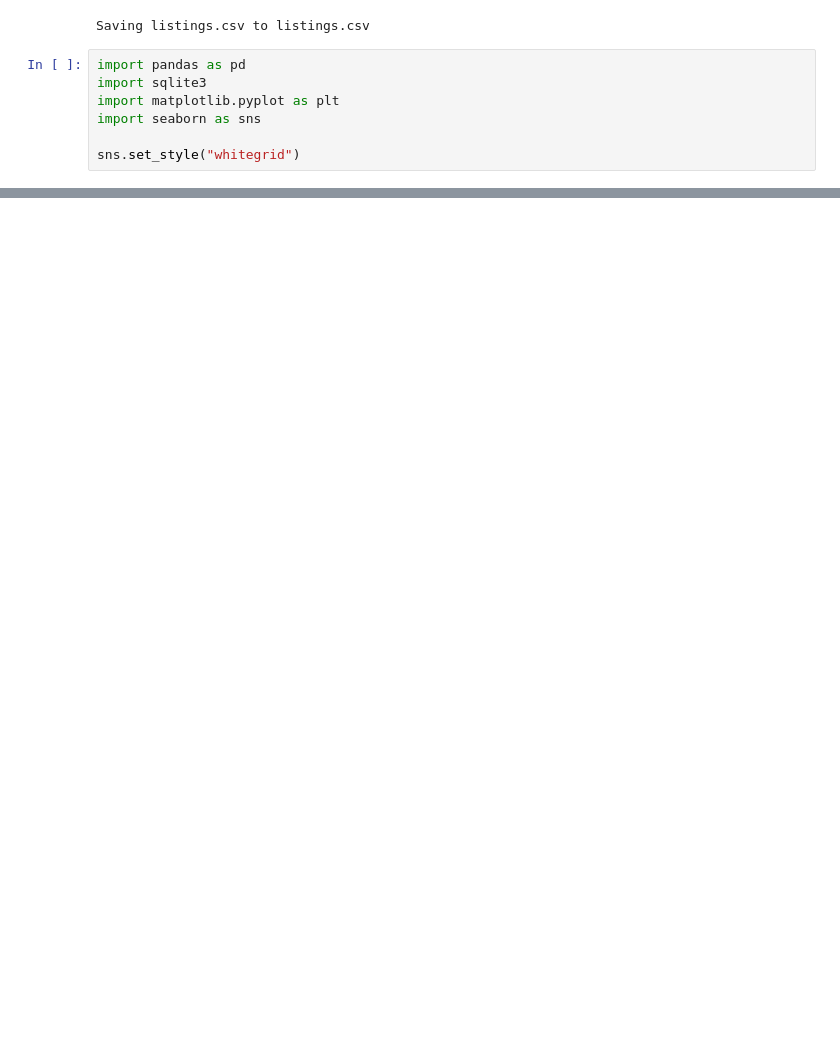
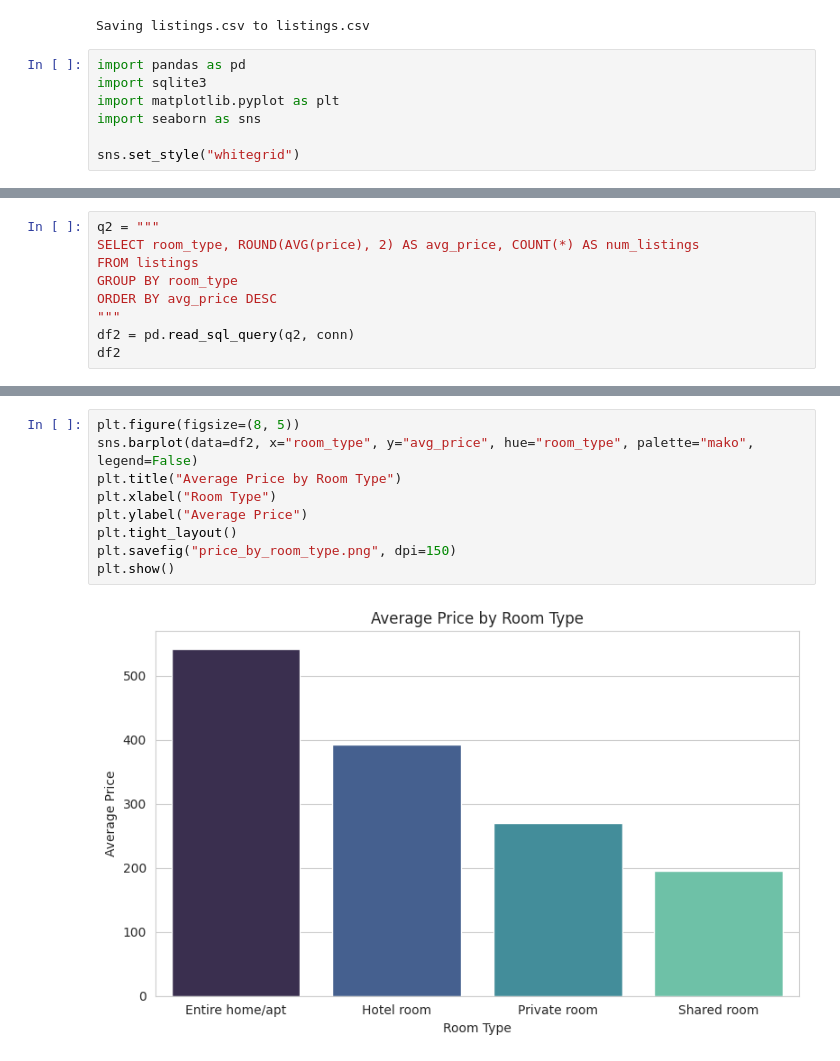
Before and after one commit to LydiaOmosofe/Airbnb_analysis, a Jupyter notebook: airbnb_analysis.ipynb, the cells around one changed output, grey strips where cells are left out. Saved outputs shown, nothing was run; the diff lists cells and outputs as text; blank space fills up the shorter version.

```diff
--- a/airbnb_analysis.ipynb
+++ b/airbnb_analysis.ipynb
@@ -78,0 +110,9 @@ files.download("price_by_neighbourhood.png")
+# %%
+q2 = """
+SELECT room_type, ROUND(AVG(price), 2) AS avg_price, COUNT(*) AS num_listings
+FROM listings
+GROUP BY room_type
+ORDER BY avg_price DESC
+"""
+df2 = pd.read_sql_query(q2, conn)
+df2
@@ -78,0 +125,11 @@ files.download("price_by_neighbourhood.png")
+# %%
+plt.figure(figsize=(8, 5))
+sns.barplot(data=df2, x="room_type", y="avg_price", hue="room_type", palette="mako", legend=False)
+plt.title("Average Price by Room Type")
+plt.xlabel("Room Type")
+plt.ylabel("Average Price")
+plt.tight_layout()
+plt.savefig("price_by_room_type.png", dpi=150)
+plt.show()
+# %% [output]
+[figure, added]
```
Also changed, not shown: parts of 11 cells of this notebook.
